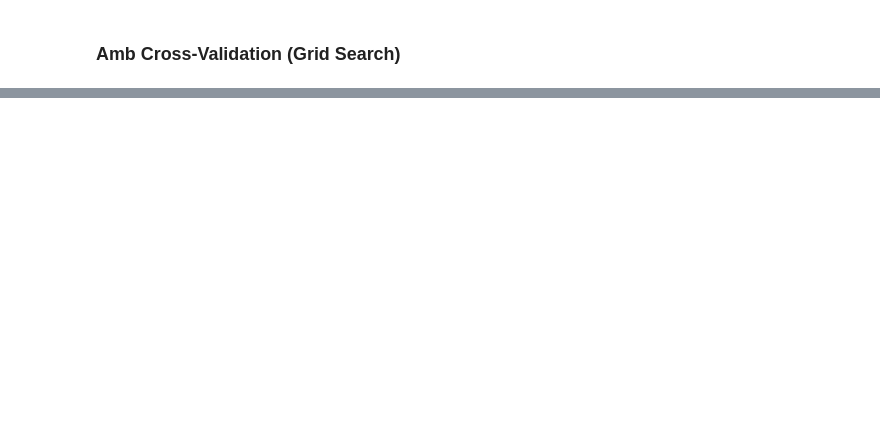
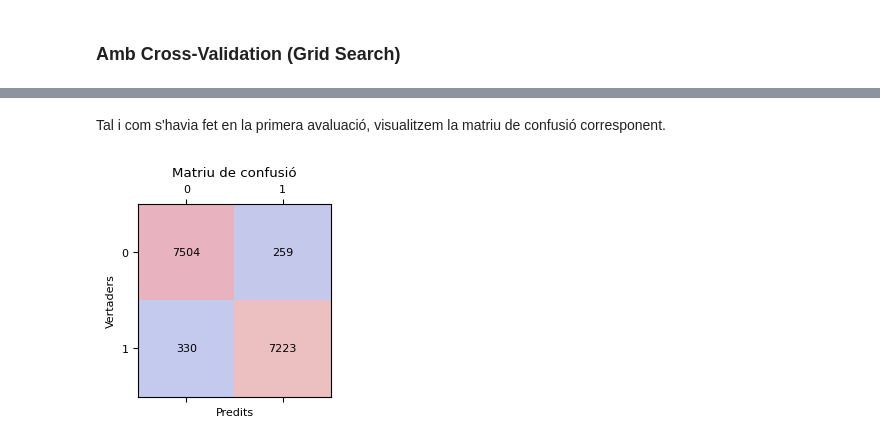
Before and after one commit to RubenRS040398/CasKaggleLoL, a Jupyter notebook: Kaggle.ipynb, the cells around one changed output, grey strips where cells are left out. Cells and saved outputs as stored; diff of their text form; code cells hidden in the pictures; blank space fills up the shorter version.

```diff
--- a/Kaggle.ipynb
+++ b/Kaggle.ipynb
@@ -567,0 +564,3 @@ plt.show()
+# %%
+for i in range(len(models_PCA)):
+    print('MSE per a PCA amb ' + str(i + 2) + ' components: ' + str(mse_PCA[i]))
@@ -569,0 +613,16 @@ plt.show()
+# %% [markdown]
+Tal i com s'havia fet en la primera avaluació, visualitzem la matriu de confusió corresponent.
+# %%
+prediccions = models[2].predict(X_tests[2])
+cm = confusion_matrix(y_tests[2], prediccions)
+fig, ax = plt.subplots(figsize=(2.5, 2.5))
+ax.matshow(cm, cmap="coolwarm", alpha=0.3)
+for i in range(cm.shape[0]):
+    for j in range(cm.shape[1]):
+        ax.text(x=j, y=i,s=cm[i, j], va='center', ha='center')
+plt.title('Matriu de confusió')
+plt.xlabel('Predits')
+plt.ylabel('Vertaders')
+plt.show()
+# %% [output]
+[figure, added]
```
Also changed, not shown: parts of 37 cells of this notebook, 1 other file.
